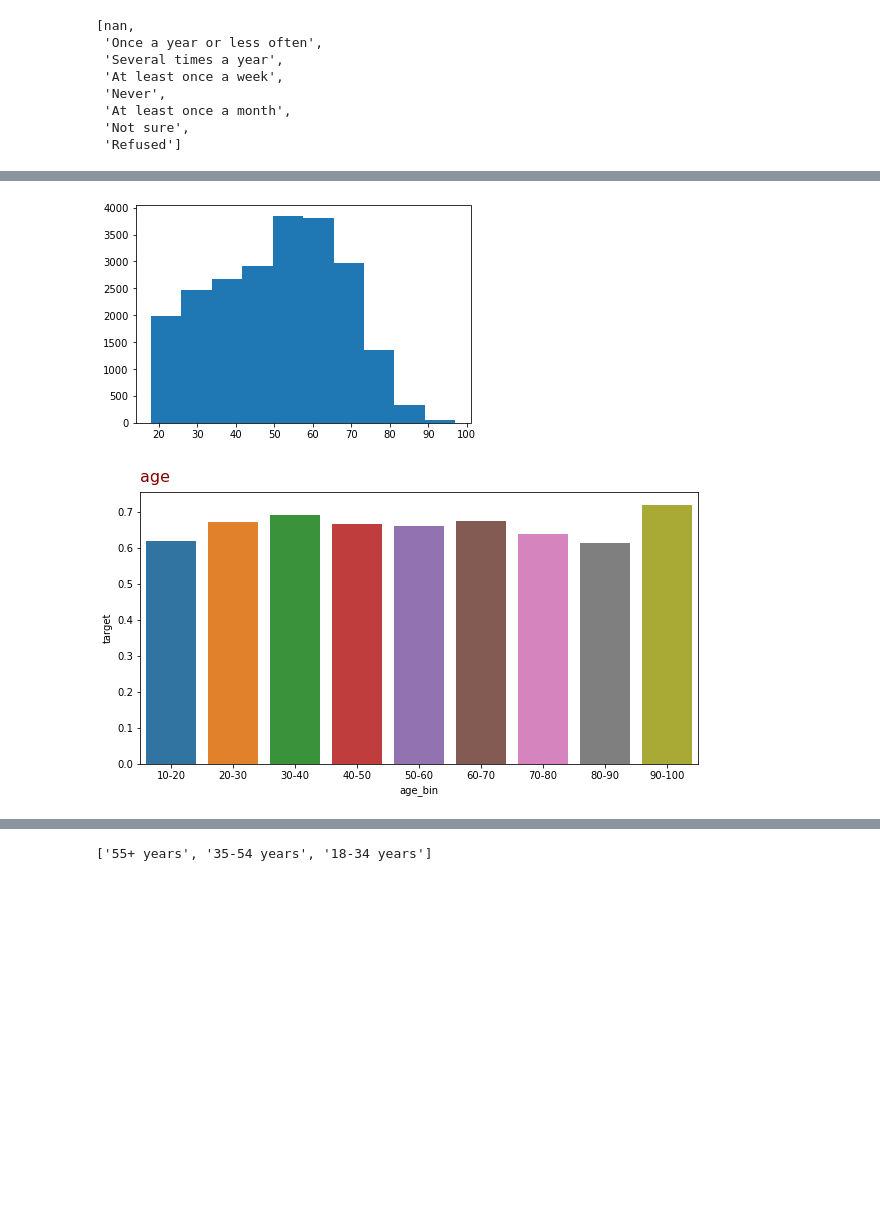
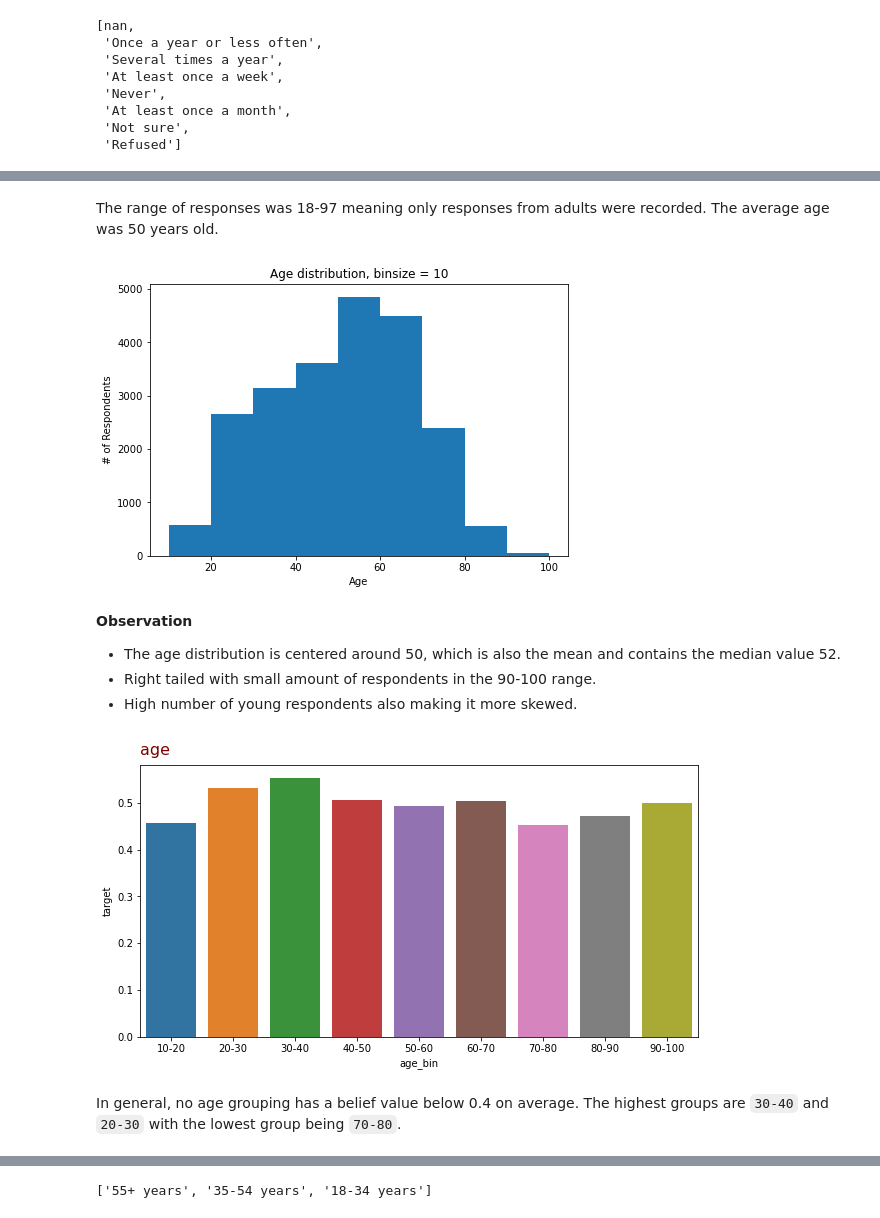
Before and after one commit to sabaiitj/Climate-Change-Survey, a Jupyter notebook: code/Larry EDA.ipynb, the cells around one changed output, grey strips where cells are left out. Saved outputs shown, nothing was run; the diff lists cells and outputs as text; code cells hidden in the pictures; blank space fills up the shorter version.

```diff
--- a/code/Larry EDA.ipynb
+++ b/code/Larry EDA.ipynb
@@ -9,4 +9,5 @@ df = pd.read_spss('../data/CCAM SPSS Data 2008-2018.sav')
 # %% [markdown]
 ## Create Target Column
 # %%
-df['target'] = [int(val == 'Yes') for val in df.happening]
+df['target'] = [-1 if val == 'No' else 1 if val == 'Yes'
+                else 0 for val in df.happening]
@@ -13,3 +22,6 @@ df['target'] = [int(val == 'Yes') for val in df.happening]
+# %%
+# drop Refused
+df = df[df.happening != "Refused"]
 # %% [markdown]
 ## EDA
 # %%
@@ -382,7 +451,19 @@ Name: age, dtype: float64
+# %% [markdown]
+The range of responses was 18-97 meaning only responses from adults were recorded. The average age was 50 years old.
 # %%
-plt.hist(df.age);
+fig, ax = plt.subplots(1, 1, figsize = (7.5,5))
+ax.hist(df.age,
+        bins = np.arange(10,101,10))
+ax.set_title('Age distribution, binsize = 10')
+ax.set_ylabel('# of Respondents')
+ax.set_xlabel('Age');
 # %% [output]
-[figure, old version]
+[figure, new version]
+# %% [markdown]
+**Observation**
+  *  The age distribution is centered around 50, which is also the mean and contains the median value 52.
+  *  Right tailed with small amount of respondents in the 90-100 range.
+  *  High number of young respondents also making it more skewed.
 # %%
 # graph
 fig, ax = plt.subplots(1,1,figsize = (10,5))
@@ -397,6 +478,8 @@ sns.barplot(x = 'age_bin', y = 'target', data = df,
 ax.set_title("age", loc = 'left', pad = 10
              , fontsize = 16, color = 'maroon');
 # %% [output]
-[figure, old version]
+[figure, new version]
+# %% [markdown]
+In general, no age grouping has a belief value below 0.4 on average. The highest groups are `30-40` and `20-30` with the lowest group being `70-80`.
 # %% [markdown]
 #### `age_category`
```
Also changed, not shown: parts of 89 cells of this notebook.
